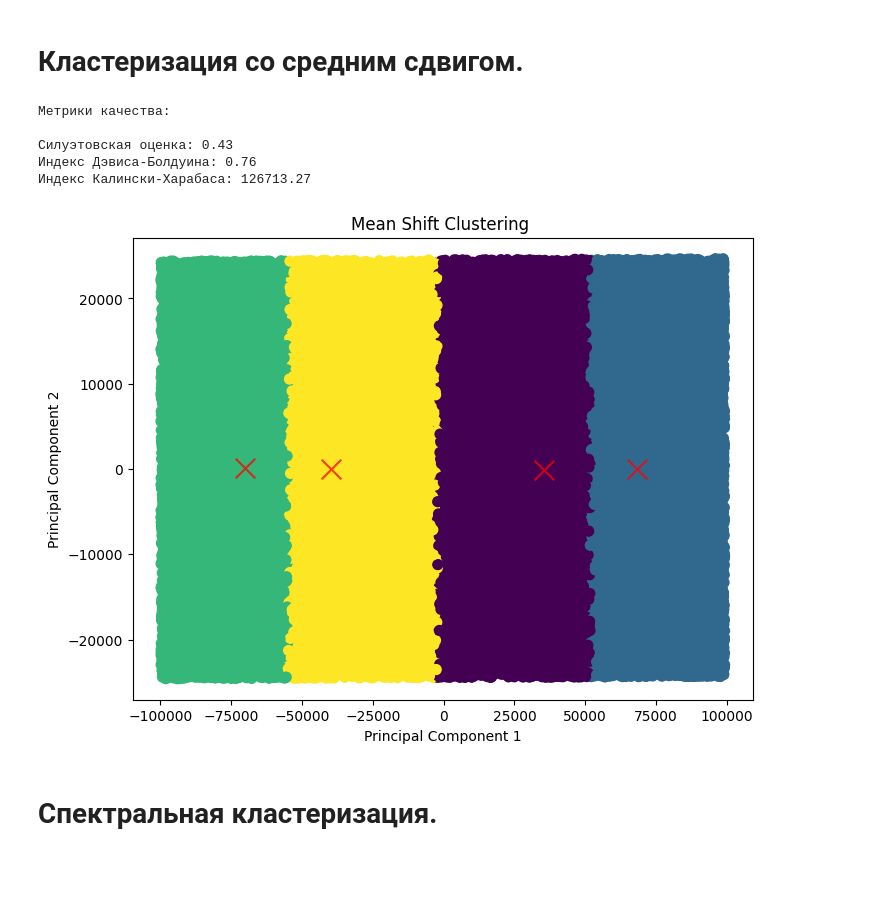
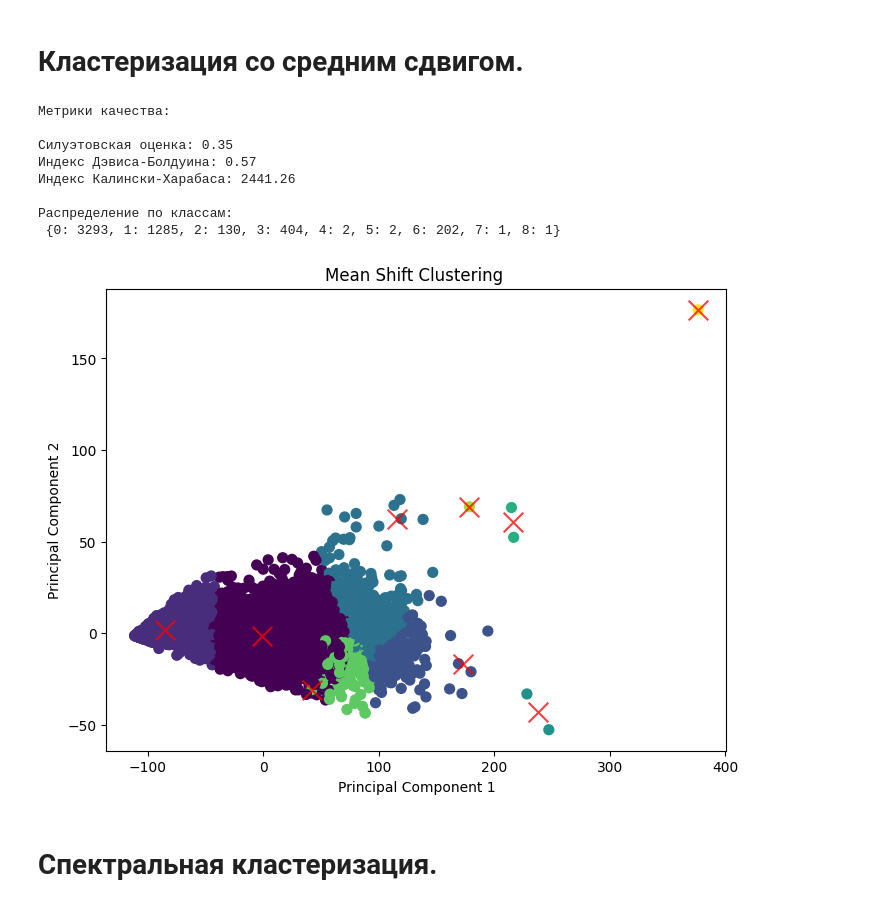
Before and after one commit to Olya-Skr/Belhard_courses, a Jupyter notebook: homework/hw6/dz6.ipynb, the cells around one changed output. Cells and saved outputs as stored; diff of their text form; code cells hidden in the pictures; blank space fills up the shorter version.

```diff
--- a/homework/hw6/dz6.ipynb
+++ b/homework/hw6/dz6.ipynb
@@ -6,9 +6,8 @@ import numpy as np
 import matplotlib.pyplot as plt
 import seaborn as sns
 
-
 # Загрузка данных
-df = pd.read_csv('second_hand_car_sales.csv')
+df = pd.read_csv('wine.csv')
 
 # Первичный осмотр данных
 print('Первые пять строк датасета:\n\n',df.head())
@@ -141,0 +151,10 @@ dtype: int64
+# %%
+# Проверка наличия дубликатов
+duplicates = new_df.duplicated()
+print(f"Количество дублирующихся строк: {duplicates.sum()}")
+
+# Удаление дубликатов
+new_df = new_df.drop_duplicates()
+
+# Проверка количества строк после удаления дубликатов
+print(f"Количество строк после удаления дубликатов: {new_df.shape[0]}")
@@ -202,43 +234,50 @@ plt.show()
 # Оценка ширины полосы пропускания (bandwidth) для алгоритма MeanShift
 bandwidth = estimate_bandwidth(new_df, quantile=0.2, n_samples=500)
 
 # Инициализируем модель с использованием алгоритма со средним сдвигом
 mean_shift = MeanShift(bandwidth=bandwidth, bin_seeding=True)
 mean_shift.fit(new_df)
 y_shift = mean_shift.labels_
 cluster_centers = mean_shift.cluster_centers_
 
 # Вычисление метрик качества
-silhouette_avg = silhouette_score(new_df, y_shift)
-davies_bouldin = davies_bouldin_score(new_df, y_shift)
-calinski_harabasz = calinski_harabasz_score(new_df, y_shift)
+silhouette_avg_MeanShift = silhouette_score(new_df, y_shift)
+davies_bouldin_MeanShift = davies_bouldin_score(new_df, y_shift)
+calinski_harabasz_MeanShift = calinski_harabasz_score(new_df, y_shift)
 
 print('Метрики качества:\n')
-print(f"Силуэтовская оценка: {silhouette_avg:.2f}")
-print(f"Индекс Дэвиса-Болдуина: {davies_bouldin:.2f}")
-print(f"Индекс Калински-Харабаса: {calinski_harabasz:.2f}")
+print(f"Силуэтовская оценка: {silhouette_avg_MeanShift:.2f}")
+print(f"Индекс Дэвиса-Болдуина: {davies_bouldin_MeanShift:.2f}")
+print(f"Индекс Калински-Харабаса: {calinski_harabasz_MeanShift:.2f}")
+
+ # Сколько попало в кластеры
+unique, counts = np.unique(y_shift, return_counts=True)
+print('\nРаспределение по классам:\n',dict(zip(unique, counts)))
 print('\n')
 
 # Снижение размерности с использованием PCA для визуализации
 pca = PCA(n_components=2)
 X_pca = pca.fit_transform(new_df)
 
 # Визуализация исходных данных
 plt.figure(figsize=(8, 6))
 plt.scatter(X_pca[:, 0], X_pca[:, 1], c=y_shift, s=50, cmap='viridis')
 cluster_centers_pca = pca.transform(cluster_centers)
 plt.scatter(cluster_centers_pca[:, 0], cluster_centers_pca[:, 1], c='red', s=200, alpha=0.75, marker='x')
 plt.title("Mean Shift Clustering ")
 plt.xlabel("Principal Component 1")
 plt.ylabel("Principal Component 2")
 plt.show()
 # %% [output]
 Метрики качества:
 
-Силуэтовская оценка: 0.43
-Индекс Дэвиса-Болдуина: 0.76
-Индекс Калински-Харабаса: 126713.27
+Силуэтовская оценка: 0.35
+Индекс Дэвиса-Болдуина: 0.57
+Индекс Калински-Харабаса: 2441.26
+
+Распределение по классам:
+ {0: 3293, 1: 1285, 2: 130, 3: 404, 4: 2, 5: 2, 6: 202, 7: 1, 8: 1}
-[figure, old version]
+[figure, new version]
 # %% [markdown]
 # Спектральная кластеризация.
 # %%
```
Also changed, not shown: parts of 31 cells of this notebook, 8 other files.
